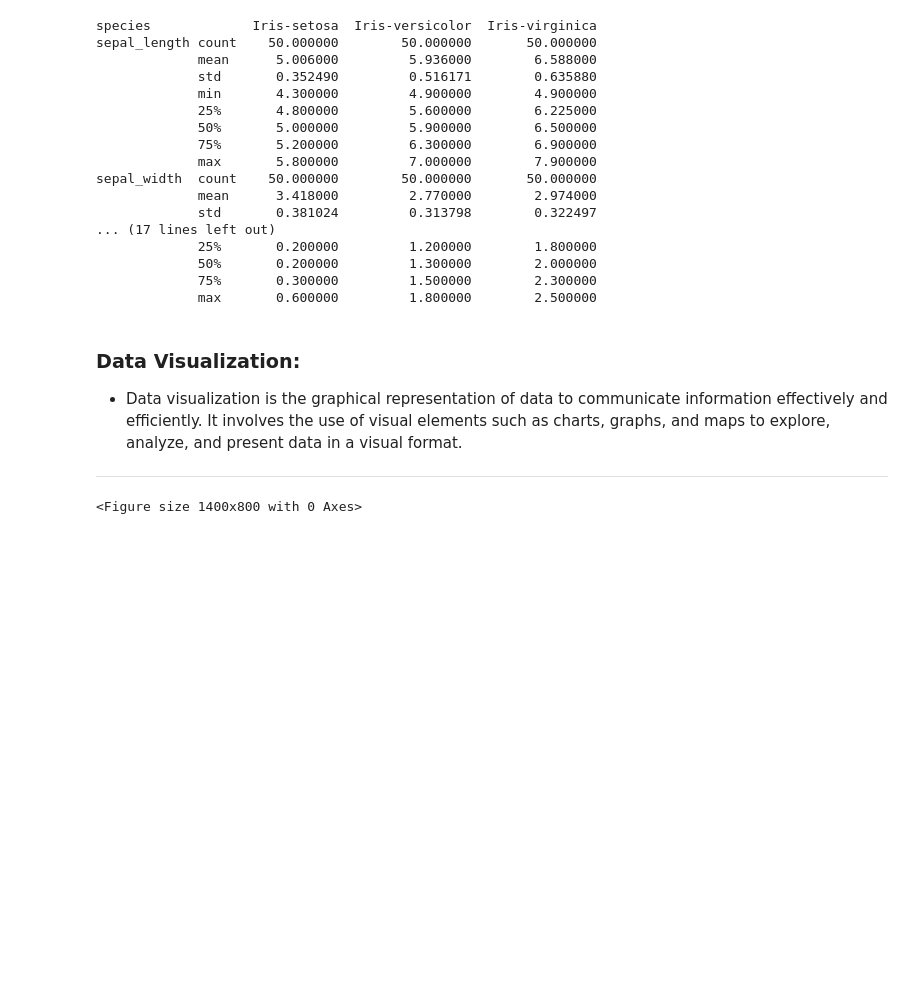
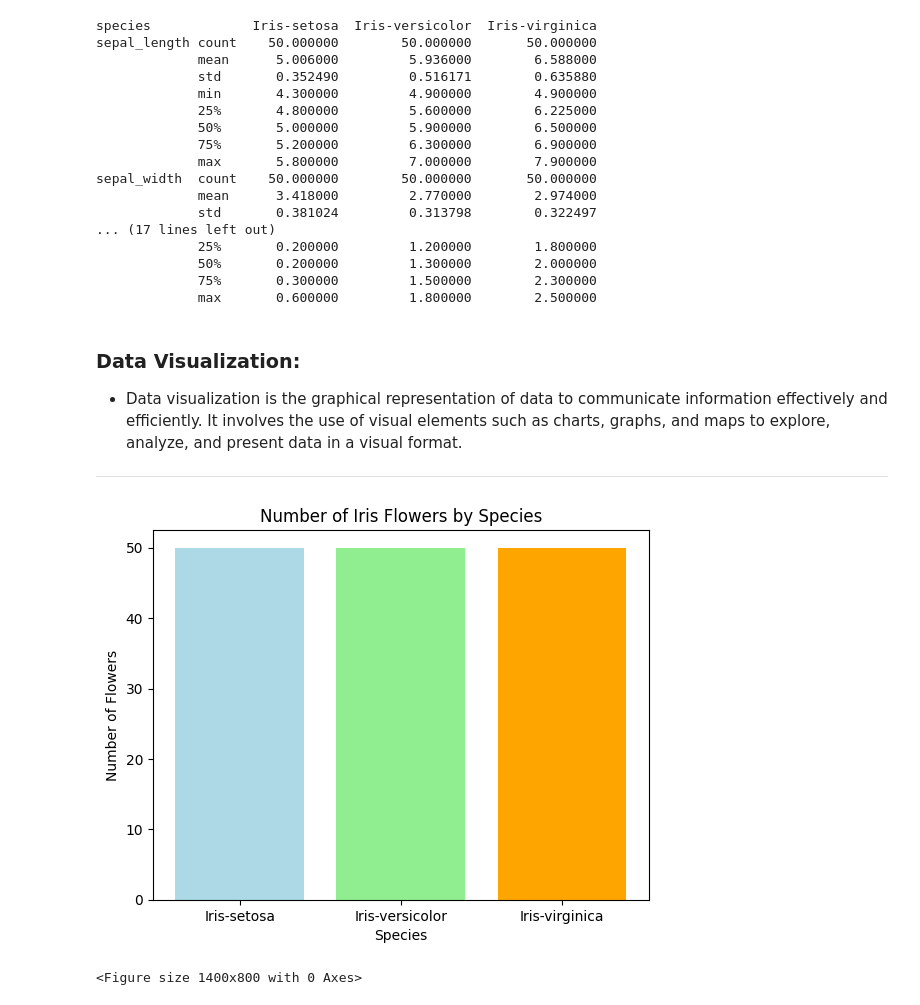
Before and after one commit to CarlosRigueti/pands-project, a Jupyter notebook: analysis.ipynb, the cells around one changed output. Saved outputs shown, nothing was run; the diff lists cells and outputs as text; code cells hidden in the pictures; blank space fills up the shorter version.

```diff
--- a/analysis.ipynb
+++ b/analysis.ipynb
@@ -184,6 +184,22 @@ sepal_width  count    50.000000        50.000000       50.000000
 * Data visualization is the graphical representation of data to communicate information effectively and efficiently. It involves the use of visual elements such as charts, graphs, and maps to explore, analyze, and present data in a visual format.
 
 ***
+# %%
+# Load the Iris dataset from a URL into a DataFrame
+url = 'https://raw.githubusercontent.com/CarlosRigueti/pands-project/main/iris.csv'
+df = pd.read_csv(url)
+
+# Count the number of flowers for each species
+species_counts = df['species'].value_counts()
+
+# Plotting the bar chart
+plt.bar(species_counts.index, species_counts.values, color=['lightblue', 'lightgreen', 'orange'])
+plt.xlabel('Species')
+plt.ylabel('Number of Flowers')
+plt.title('Number of Iris Flowers by Species')
+plt.show()
+# %% [output]
+[figure, added]
 # %%
 plt.figure(figsize=(14,8))
 ax = df[df.species=='Iris-setosa'].plot.scatter(x='sepal_length', y='sepal_width', label='Setosa')
```
Also changed, not shown: parts of 3 cells of this notebook, 2 other files.
